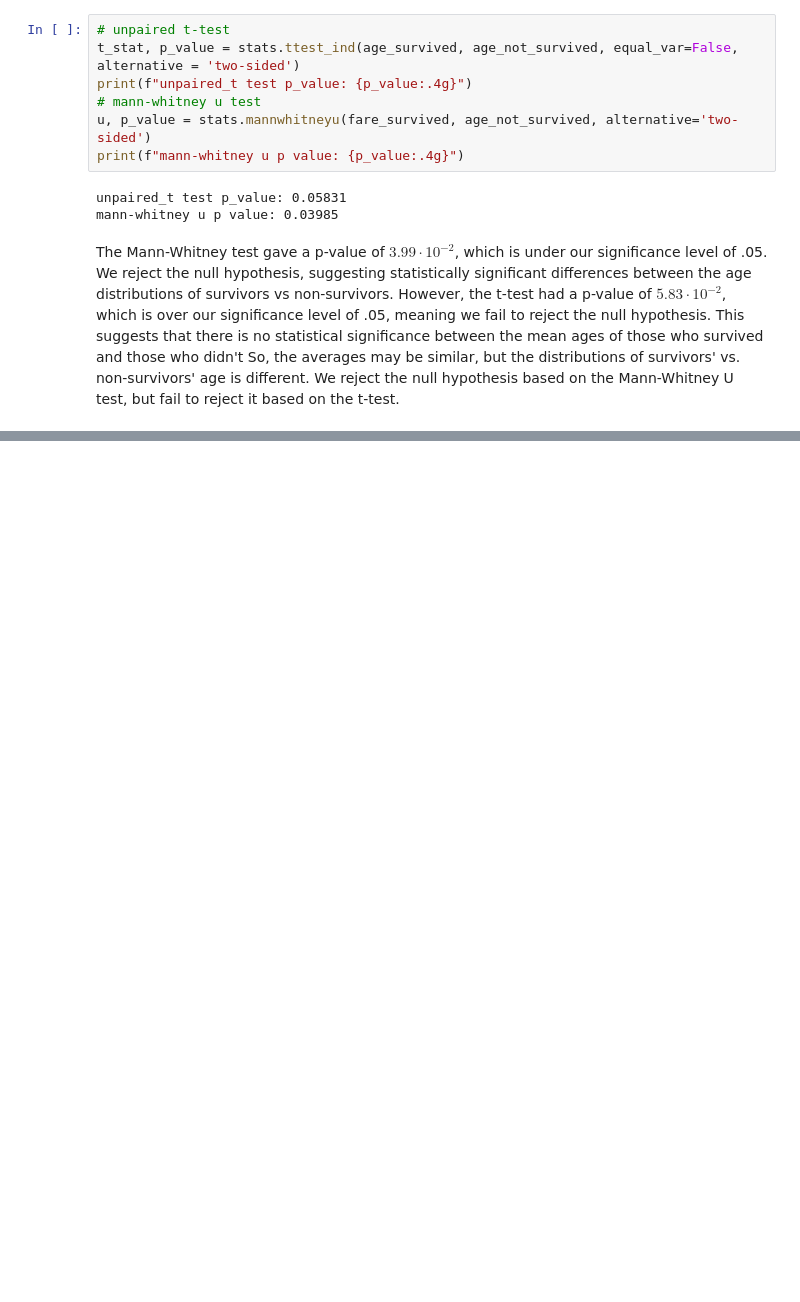
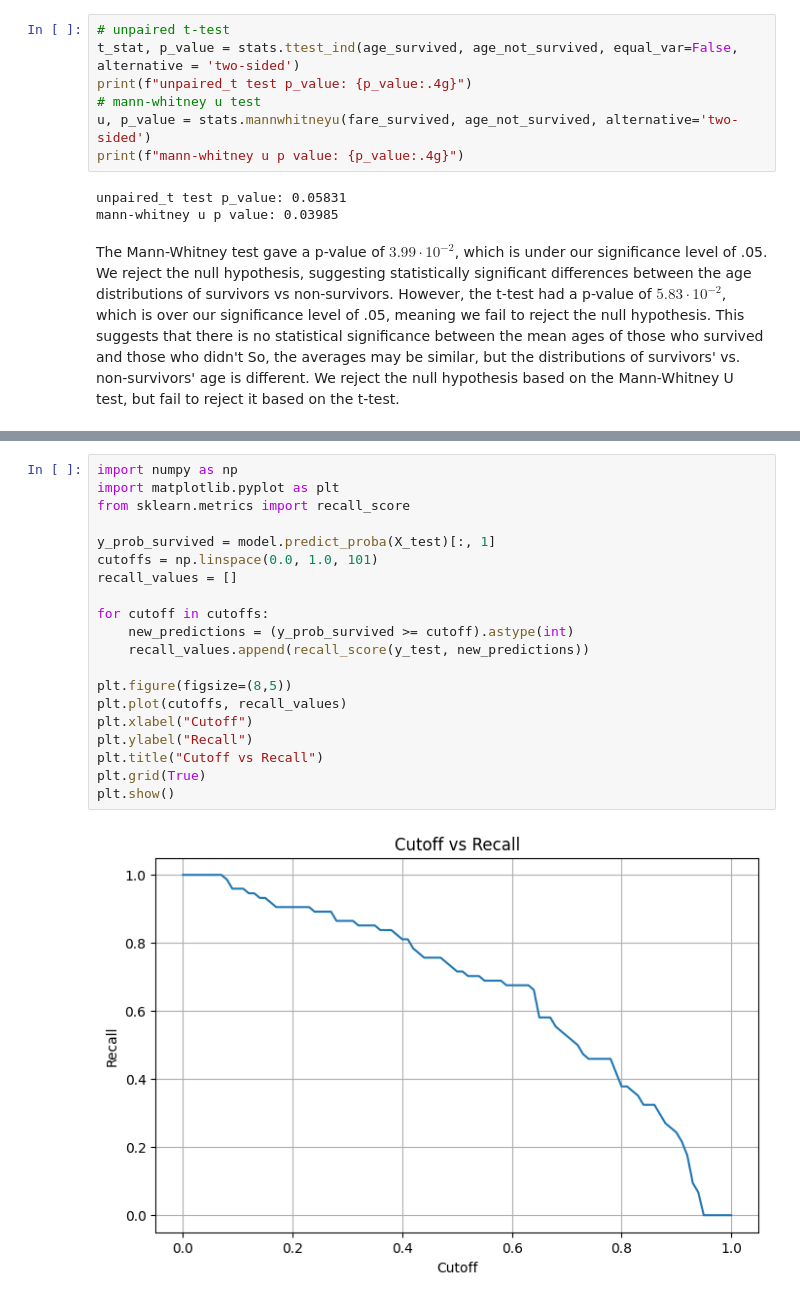
Before and after one commit to ashiqur0421/CMSC320_Group_Project, a Jupyter notebook: project.ipynb, the cells around one changed output, grey strips where cells are left out. Saved outputs shown, nothing was run; the diff lists cells and outputs as text; blank space fills up the shorter version.

```diff
--- a/project.ipynb
+++ b/project.ipynb
@@ -379,0 +457,22 @@ plt.show()
+# %%
+import numpy as np
+import matplotlib.pyplot as plt
+from sklearn.metrics import recall_score
+
+y_prob_survived = model.predict_proba(X_test)[:, 1]
+cutoffs = np.linspace(0.0, 1.0, 101)
+recall_values = []
+
+for cutoff in cutoffs:
+    new_predictions = (y_prob_survived >= cutoff).astype(int)
+    recall_values.append(recall_score(y_test, new_predictions))
+
+plt.figure(figsize=(8,5))
+plt.plot(cutoffs, recall_values)
+plt.xlabel("Cutoff")
+plt.ylabel("Recall")
+plt.title("Cutoff vs Recall")
+plt.grid(True)
+plt.show()
+# %% [output]
+[figure, added]
```
Also changed, not shown: parts of 48 cells of this notebook.
